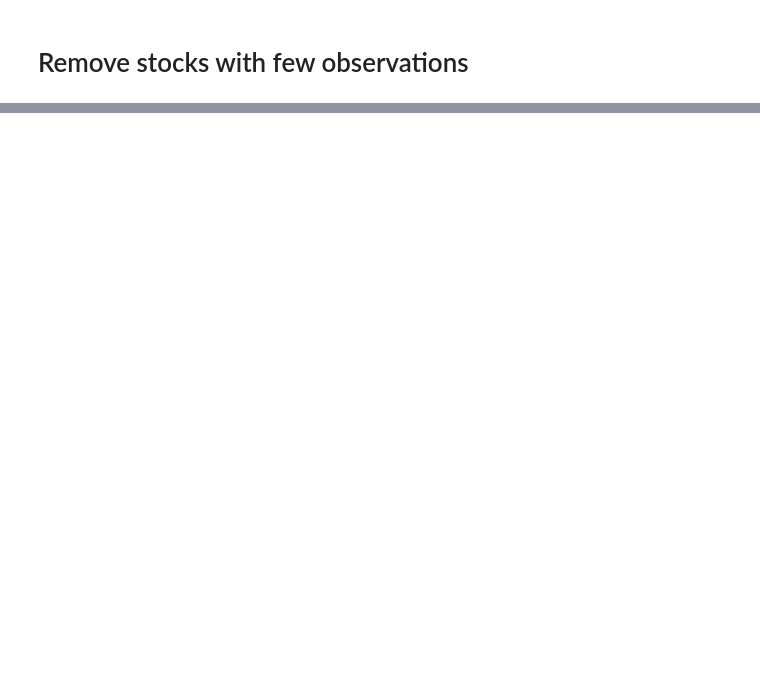
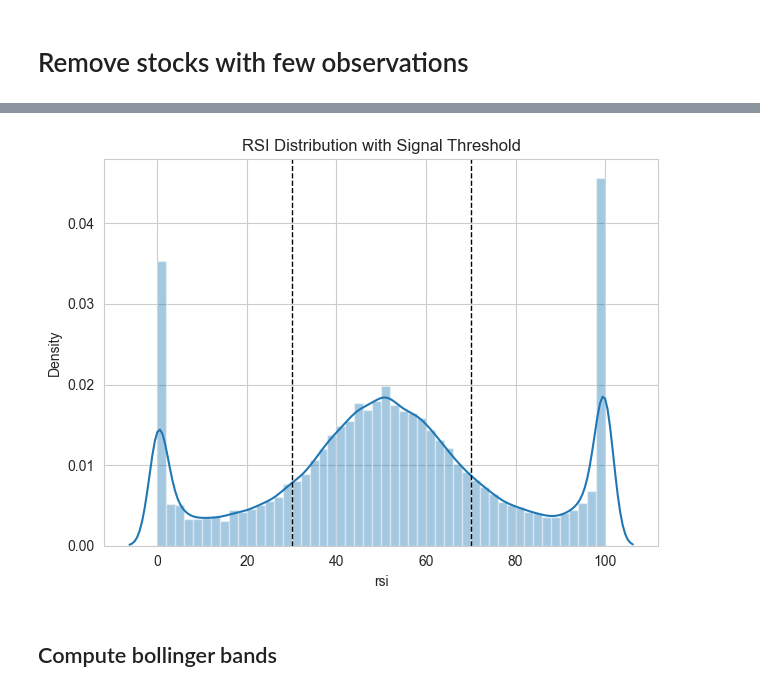
Before and after one commit to martinpasche/AlgoTrading, a Jupyter notebook: strategy-testing/Linear_Models/03_preparing_the_model_data.ipynb, the cells around one changed output, grey strips where cells are left out. Cells and saved outputs as stored; diff of their text form; code cells hidden in the pictures; blank space fills up the shorter version.

```diff
--- a/strategy-testing/Linear_Models/03_preparing_the_model_data.ipynb
+++ b/strategy-testing/Linear_Models/03_preparing_the_model_data.ipynb
@@ -50,0 +129,9 @@ prices = prices.loc[idx[keep, :], :]
+# %%
+prices["peso_vol"] = prices[['Close', 'Volume']].prod(axis = 1)
+# %%
+prices["peso_vol_1m"] = (prices
+                         .groupby('Ticker')['peso_vol']
+                         .rolling(window=21)
+                         .mean()
+                         .reset_index(level=0, drop=True)
+                         .values)
@@ -50,0 +155,4 @@ prices = prices.loc[idx[keep, :], :]
+# %%
+prices['peso_vol_rank'] = (prices.groupby('Date')
+                             .peso_vol_1m
+                             .rank(ascending=False))
@@ -50,0 +181,5 @@ prices = prices.loc[idx[keep, :], :]
+# %%
+prices['rsi'] = (
+    prices.groupby(level='Ticker')['Close']
+          .transform(lambda x: RSI(x, timeperiod=14))
+)
@@ -50,0 +213,10 @@ prices = prices.loc[idx[keep, :], :]
+# %%
+ax = sns.distplot(prices.rsi.dropna())
+ax.axvline(30, ls='--', lw=1, c='k')
+ax.axvline(70, ls='--', lw=1, c='k')
+ax.set_title('RSI Distribution with Signal Threshold')
+plt.tight_layout();
+# %% [output]
+[figure, added]
+# %% [markdown]
+## Compute bollinger bands
```
Also changed, not shown: parts of 65 cells of this notebook, 2 other files.
